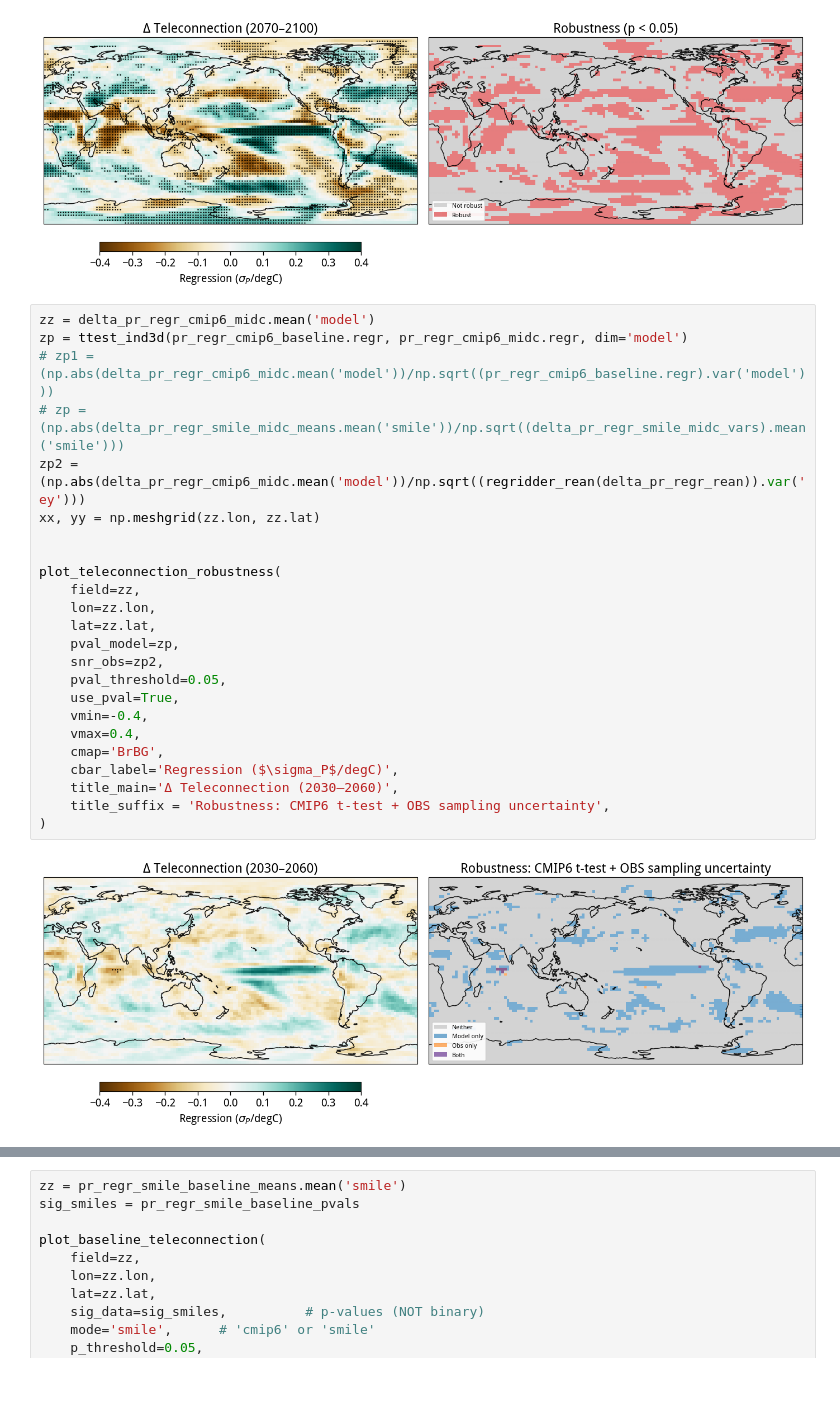
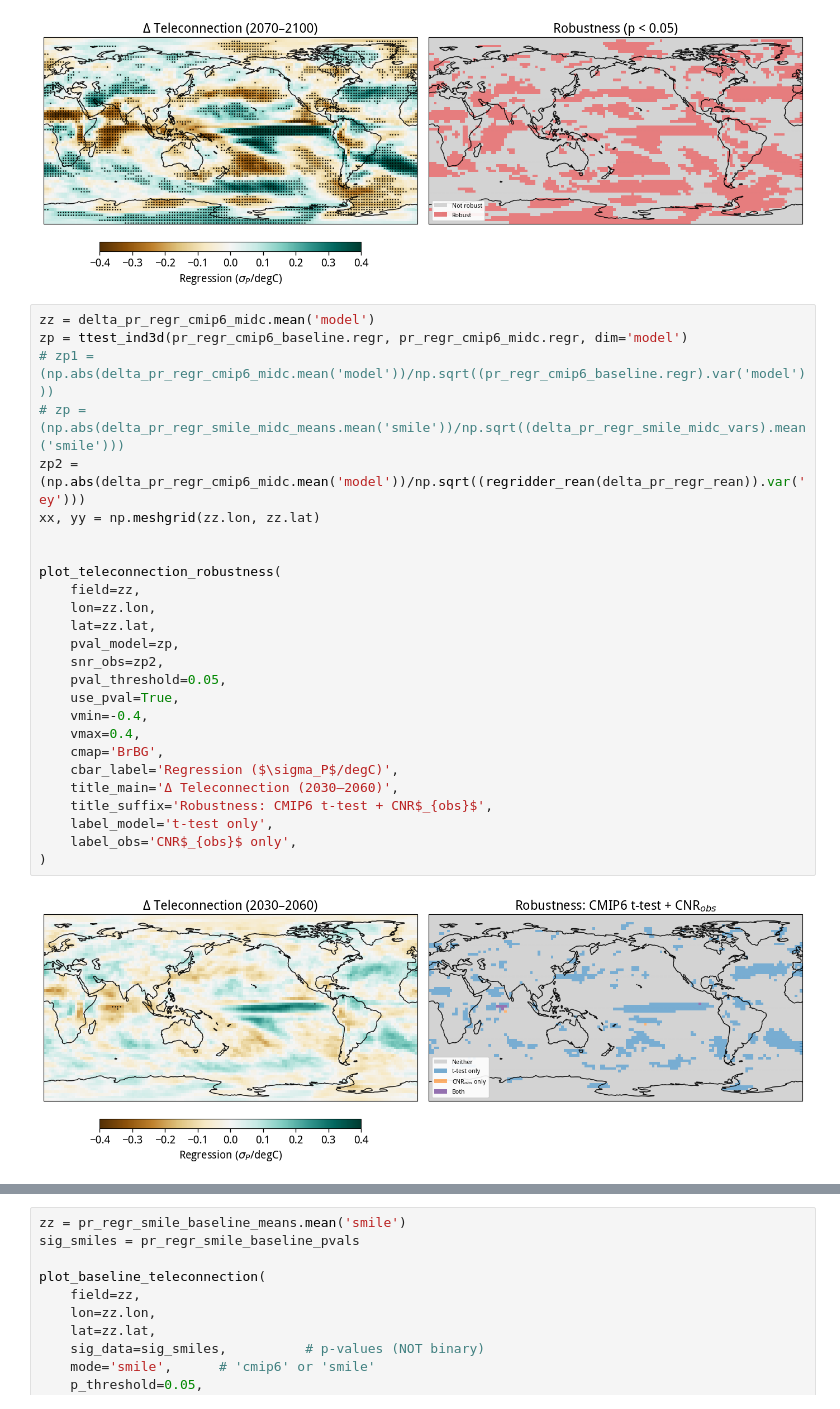
Before and after one commit to adisen99/enso_teleconnection_robustness, a Jupyter notebook: 03b_plotting_pr_tele_change.ipynb, the cells around one changed output, grey strips where cells are left out. Cells and saved outputs as stored; diff of their text form; blank space fills up the shorter version.

Commit message:
checkpoint: low emission scenario comparison and updated plots

```diff
--- a/03b_plotting_pr_tele_change.ipynb
+++ b/03b_plotting_pr_tele_change.ipynb
@@ -889,29 +898,31 @@ plot_teleconnection_robustness(
 # %%
 zz = delta_pr_regr_cmip6_midc.mean('model')
 zp = ttest_ind3d(pr_regr_cmip6_baseline.regr, pr_regr_cmip6_midc.regr, dim='model')
 # zp1 = (np.abs(delta_pr_regr_cmip6_midc.mean('model'))/np.sqrt((pr_regr_cmip6_baseline.regr).var('model')))
 # zp = (np.abs(delta_pr_regr_smile_midc_means.mean('smile'))/np.sqrt((delta_pr_regr_smile_midc_vars).mean('smile')))
 zp2 = (np.abs(delta_pr_regr_cmip6_midc.mean('model'))/np.sqrt((regridder_rean(delta_pr_regr_rean)).var('ey')))
 xx, yy = np.meshgrid(zz.lon, zz.lat)
 
 
 plot_teleconnection_robustness(
     field=zz,
     lon=zz.lon,
     lat=zz.lat,
     pval_model=zp,
     snr_obs=zp2,
     pval_threshold=0.05,
     use_pval=True,
     vmin=-0.4,
     vmax=0.4,
     cmap='BrBG',
     cbar_label='Regression ($\sigma_P$/degC)',
     title_main='Δ Teleconnection (2030–2060)',
-    title_suffix = 'Robustness: CMIP6 t-test + OBS sampling uncertainty',
+    title_suffix='Robustness: CMIP6 t-test + CNR$_{obs}$',
+    label_model='t-test only',
+    label_obs='CNR$_{obs}$ only',
 )
 # %% [output]
-[figure, old version]
+[figure, new version]
 # %%
 zz = delta_pr_regr_cmip6_endc.mean('model')
 zp = ttest_ind3d(pr_regr_cmip6_baseline.regr, pr_regr_cmip6_endc.regr, dim='model')
```
Also changed, not shown: parts of 4 cells of this notebook, 5 other files.
